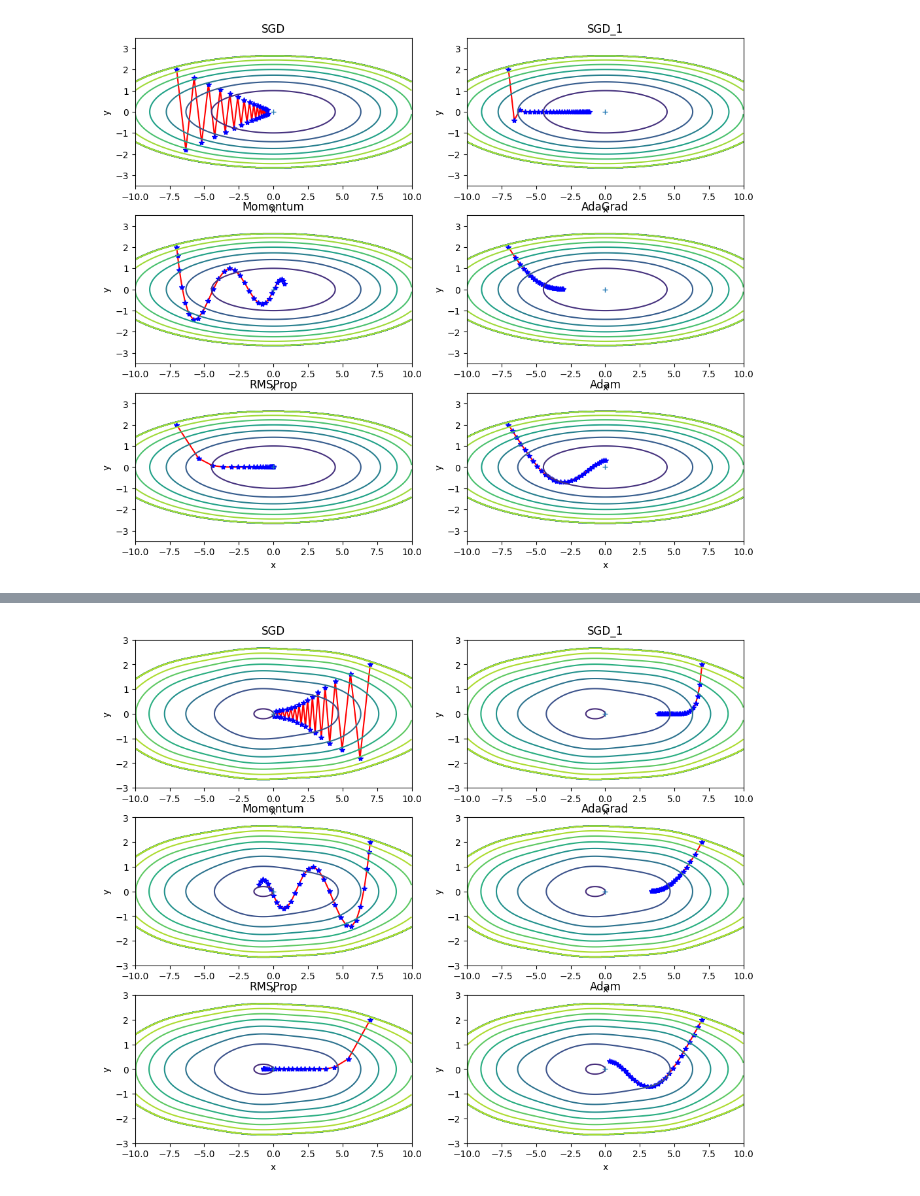
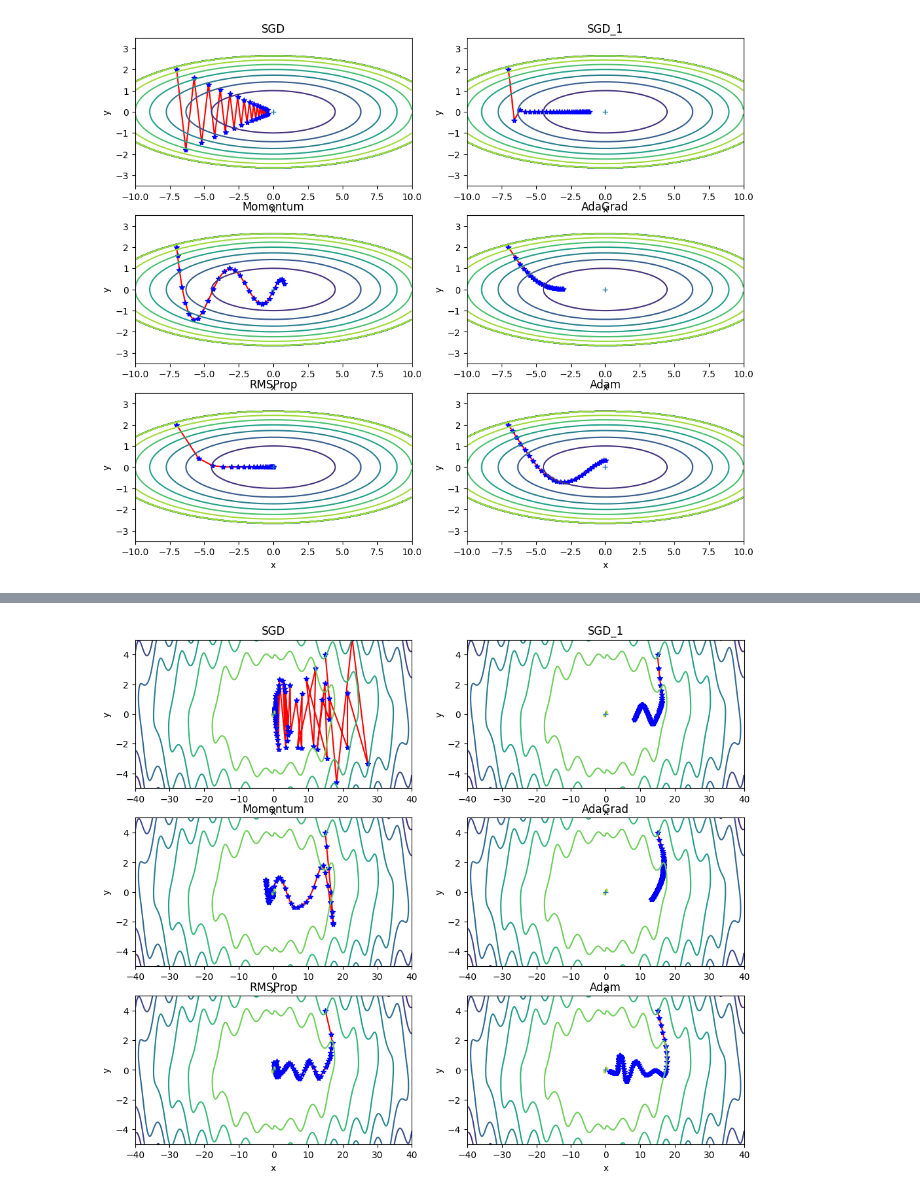
Before and after one commit to clionelove123/Machine_Learning, a Jupyter notebook: ML_Chap_09_Optimizer.ipynb, the cells around one changed output, grey strips where cells are left out. Drawn from its saved outputs; the diff is of its cells as text; code cells hidden in the pictures.

```diff
--- a/ML_Chap_09_Optimizer.ipynb
+++ b/ML_Chap_09_Optimizer.ipynb
@@ -175,25 +175,16 @@ plt.show()
 # %% [output]
 [figure]
 # %%
-#def f(x, y):
-#    return (3.0*(x**2)+np.sin(x)) / (20.0 + y**2-6*math.cos(y))
-
-
-#def df(x, y):
-#    return x / 10.0, 2.0*y
-
 def f(x, y):
-#    return 5*np.sin(x)+(x**(-2)) / 20.0 - y**(-2) - 10*(x**(-2))*(y**(-2))
-    return 0.1*np.sin(x) + (x**2)/ 20.0 + y**2
-
+    return -0.3*np.sin(x)*np.log((x**2))*(y) - (x**2)/ 20.0 - y**2
 
 def df(x, y):
-    return (0.1*np.cos(x)+ (x / 10.0)), (2.0*y)
+    return (0.3*np.cos(x)*np.log((x**2))*(y) + 0.3*np.sin(x)*(y)/(2*x) + (x / 10.0), 0.3*np.sin(x)*np.log((x**2)) + 2*y)
 
 plt.figure(figsize=(6,3))
 
-x = np.arange(-10, 10, 0.01)
-y = np.arange(-3, 3, 0.01)
+x = np.arange(-20, 20, 0.01)
+y = np.arange(-5, 5, 0.01)
 
 X, Y = np.meshgrid(x, y)
 Z = f(X, Y)
@@ -205,8 +196,8 @@ Z[mask] = 0
 # 그래프 그리기
 idx += 1
 plt.contour(X, Y, Z)
-plt.ylim(-3, 3)
-plt.xlim(-10, 10)
+plt.ylim(-5, 5)
+plt.xlim(-20, 20)
 
 plt.show()
 # %% [output]
@@ -214,5 +205,5 @@ plt.show()
 # %%
-init_pos = (7.0, 2.0)
+init_pos = (15.0, 4.0)
 params = {}
 params['x'], params['y'] = init_pos[0], init_pos[1]
 grads = {}
@@ -220,11 +211,11 @@ grads['x'], grads['y'] = 0, 0
 
 optimizers = OrderedDict()
 optimizers["SGD"] = SGD(lr=0.95)
-optimizers["SGD_1"] = SGD(lr=0.2)
+optimizers["SGD_1"] = SGD(lr=0.1)
 optimizers["Momentum"] = Momentum(lr=0.1)
 optimizers["AdaGrad"] = AdaGrad(lr=0.5)
 optimizers["RMSProp"] = RMSprop(lr=0.5, decay_rate = 0.9)
-optimizers["Adam"] = Adam(lr=0.3)
+optimizers["Adam"] = Adam(lr=0.5)
 
 idx = 1
 
@@ -236,39 +227,39 @@ for key in optimizers:
     y_history = []
     params['x'], params['y'] = init_pos[0], init_pos[1]
 
-    for i in range(30):
+    for i in range(100):
         x_history.append(params['x'])
         y_history.append(params['y'])
 
         grads['x'], grads['y'] = df(params['x'], params['y'])
         optimizer.update(params, grads)
 
 
-    x = np.arange(-10, 10, 0.01)
-    y = np.arange(-3, 3, 0.01)
+    x = np.arange(-40, 40, 0.01)
+    y = np.arange(-5, 5, 0.01)
 
     X, Y = np.meshgrid(x, y)
     Z = f(X, Y)
 
     # 외곽선 단순화
     mask = Z > 7
     Z[mask] = 0
 
     # 그래프 그리기
     plt.subplot(3, 2, idx)
     idx += 1
     plt.plot(x_history, y_history, '-', color="red")
     plt.plot(x_history, y_history, '*', color="blue")
     plt.contour(X, Y, Z)
-    plt.ylim(-3, 3)
-    plt.xlim(-10, 10)
+    plt.ylim(-5, 5)
+    plt.xlim(-40, 40)
     plt.plot(0, 0, '+')
     #colorbar()
     #spring()
     plt.title(key)
     plt.xlabel("x")
     plt.ylabel("y")
 
 plt.show()
 # %% [output]
-[figure, old version]
+[figure, new version]
```
Also changed, not shown: parts of 1 cell of this notebook.
